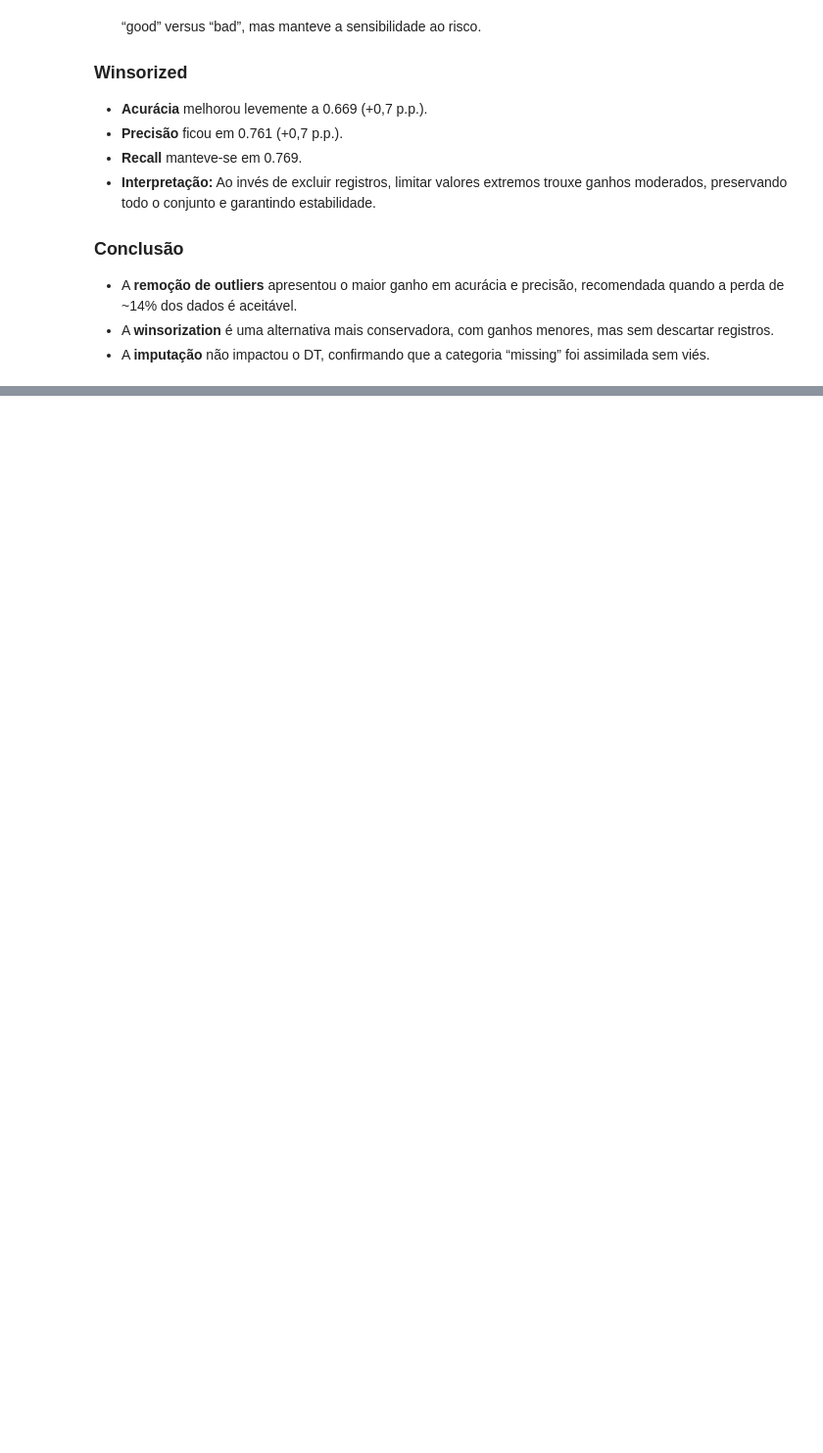
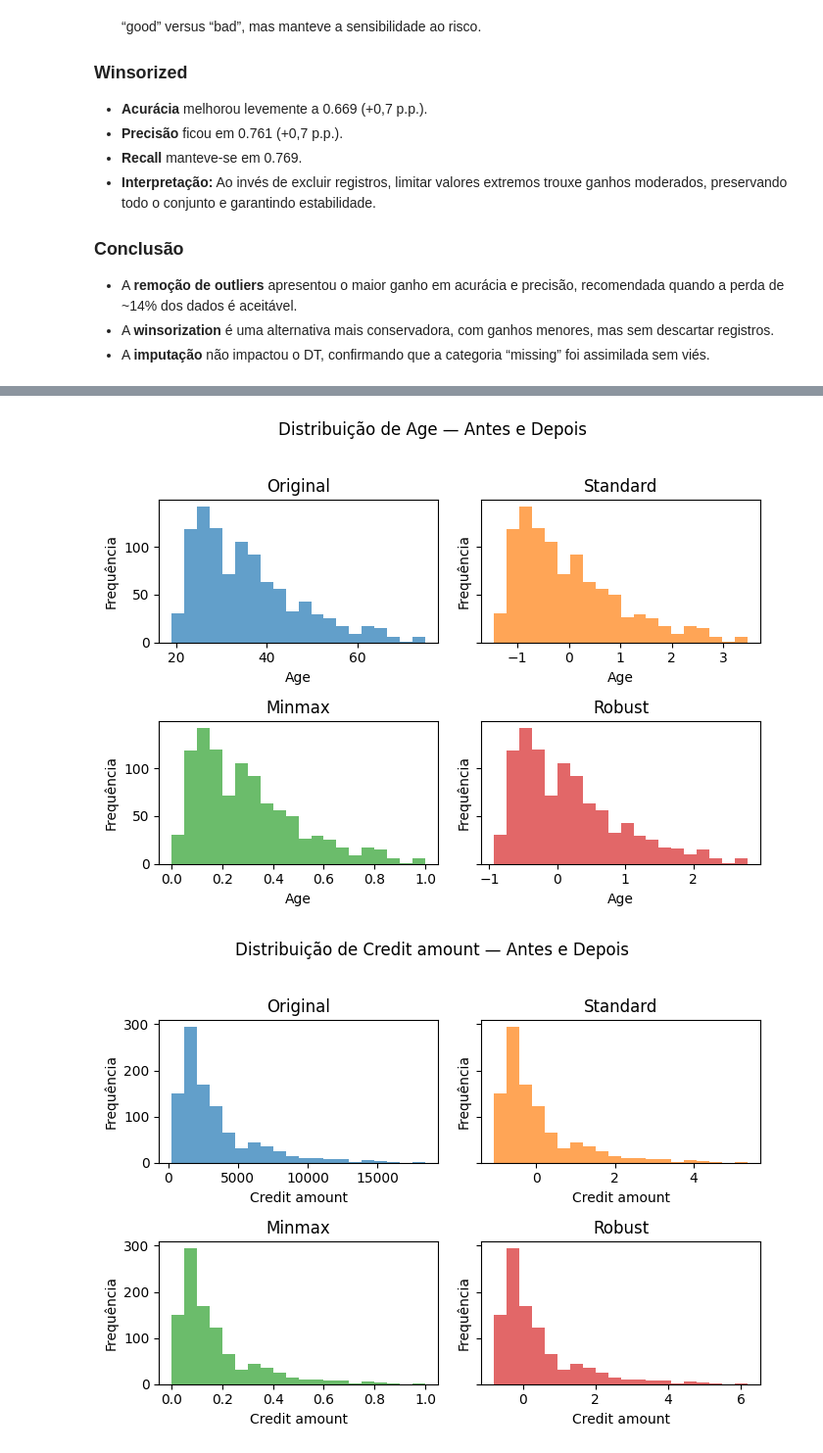
Before and after one commit to viniaraujo68/german-credit-risk, a Jupyter notebook: analysis.ipynb, the cells around one changed output, grey strips where cells are left out. Shown: that part at 98% size. Saved outputs shown, nothing was run; the diff lists cells and outputs as text; code cells hidden in the pictures; blank space fills up the shorter version.

```diff
--- a/analysis.ipynb
+++ b/analysis.ipynb
@@ -579,0 +669,38 @@ display(res_df.round(3))
+# %%
+num_cols = ['Age','Credit amount','Duration']
+versions = [
+    ('original', X_base),
+    ('standard', X_scaled['standard']),
+    ('minmax',   X_scaled['minmax']),
+    ('robust',   X_scaled['robust'])
+]
+
+# Definindo uma cor fixa para cada versão
+colors = {
+    'original': '#1f77b4',  # azul
+    'standard': '#ff7f0e',  # laranja
+    'minmax':   '#2ca02c',  # verde
+    'robust':   '#d62728'   # vermelho
+}
+
+for col in num_cols:
+    fig, axes = plt.subplots(2, 2, figsize=(7, 5), sharey=True)
+    axes = axes.flatten()
+
+    for ax, (name, Xs) in zip(axes, versions):
+        ax.hist(
+            Xs[col],
+            bins=20,
+            color=colors[name],
+            alpha=0.7
+        )
+        ax.set_title(name.capitalize())
+        ax.set_xlabel(col)
+        ax.set_ylabel('Frequência')
+
+    fig.suptitle(f'Distribuição de {col} — Antes e Depois', y=1.02)
+    plt.tight_layout()
+    plt.show()
+# %% [output]
+[figure, added]
+[figure, added]
```
Also changed, not shown: parts of 7 cells of this notebook.
